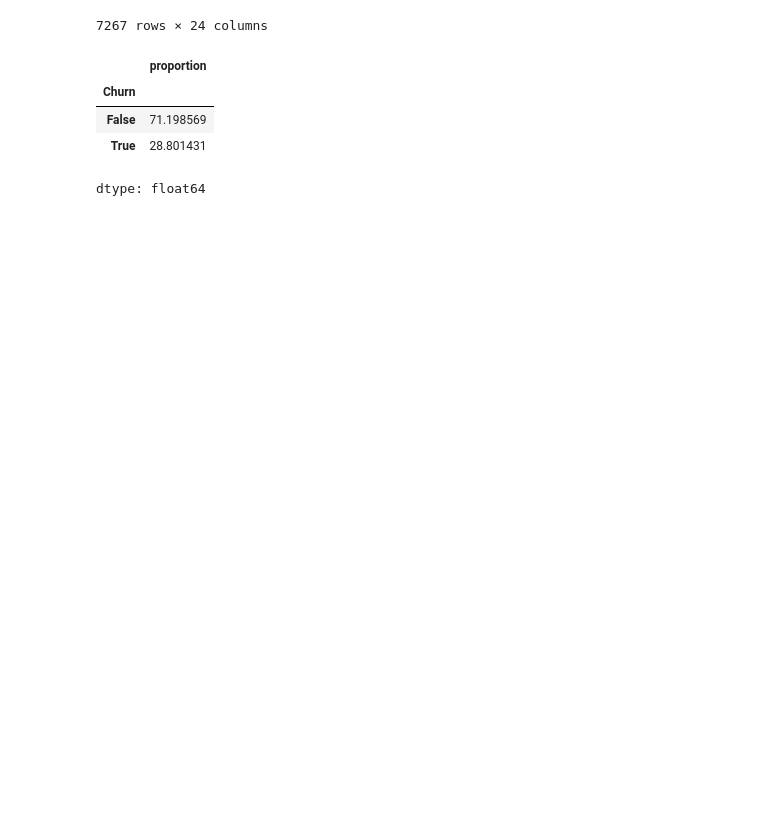
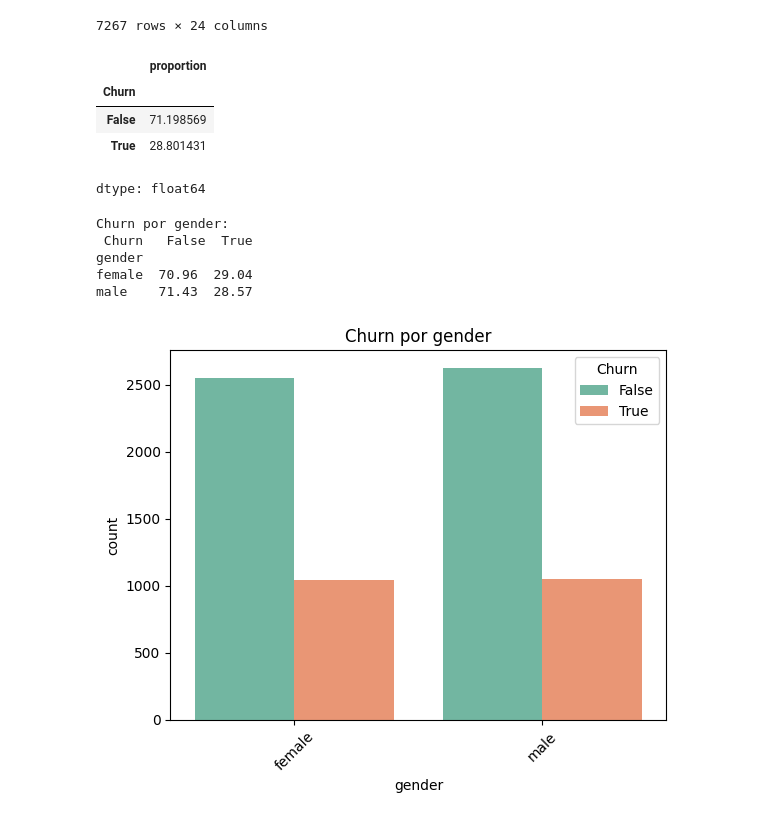
Before and after one commit to isaacmikhail/TelecomX_challenge_Alura, a Jupyter notebook: TelecomX_challenge.ipynb, the cells around one changed output. Drawn from its saved outputs; the diff is of its cells as text; code cells hidden in the pictures; blank space fills up the shorter version.

```diff
--- a/TelecomX_challenge.ipynb
+++ b/TelecomX_challenge.ipynb
@@ -288,3 +299,23 @@ base_df['Churn'].value_counts(normalize=True)*100
 | False | 71.198569 |
 | True | 28.801431 |
 dtype: float64
+# %%
+#Contagem de Evasão por Variáveis Categóricas
+
+def analisar_churn_categ(col):
+    tabela=pd.crosstab(base_df[col],base_df['Churn'], normalize='index')*100
+    print(f'\nChurn por {col}:\n', tabela.round(2))
+
+    sns.countplot(data=base_df, x=col, hue='Churn',palette='Set2')
+    plt.title(f'Churn por {col}')
+    plt.xticks(rotation=45)
+    plt.show
+# %%
+analisar_churn_categ('gender')
+# %% [output]
+Churn por gender:
+ Churn   False  True
+gender
+female  70.96  29.04
+male    71.43  28.57
+[figure, added]
```
Also changed, not shown: parts of 21 cells of this notebook.
